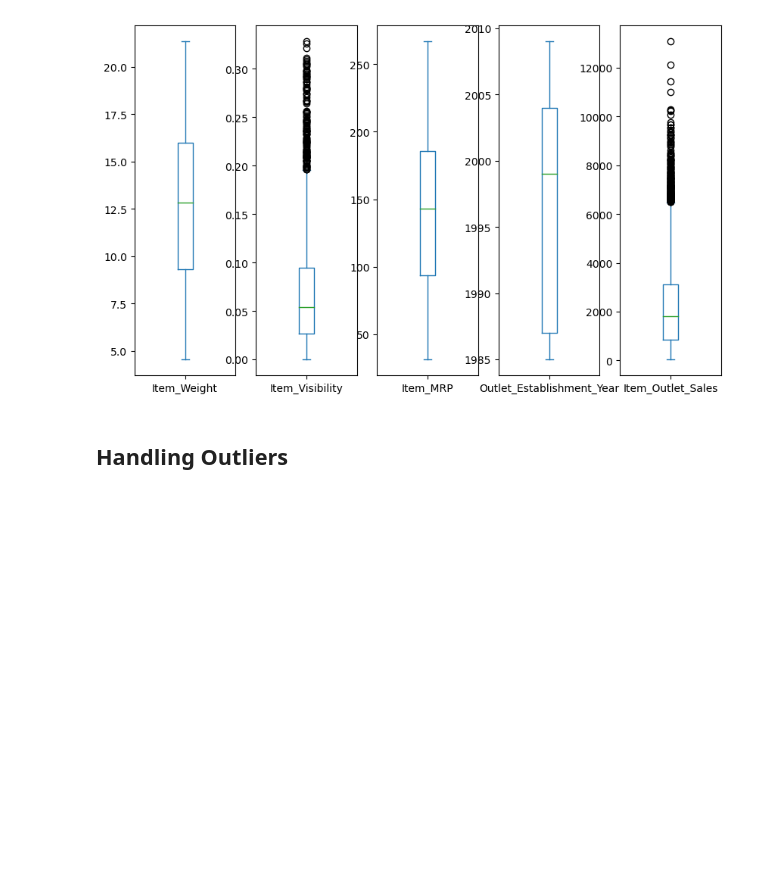
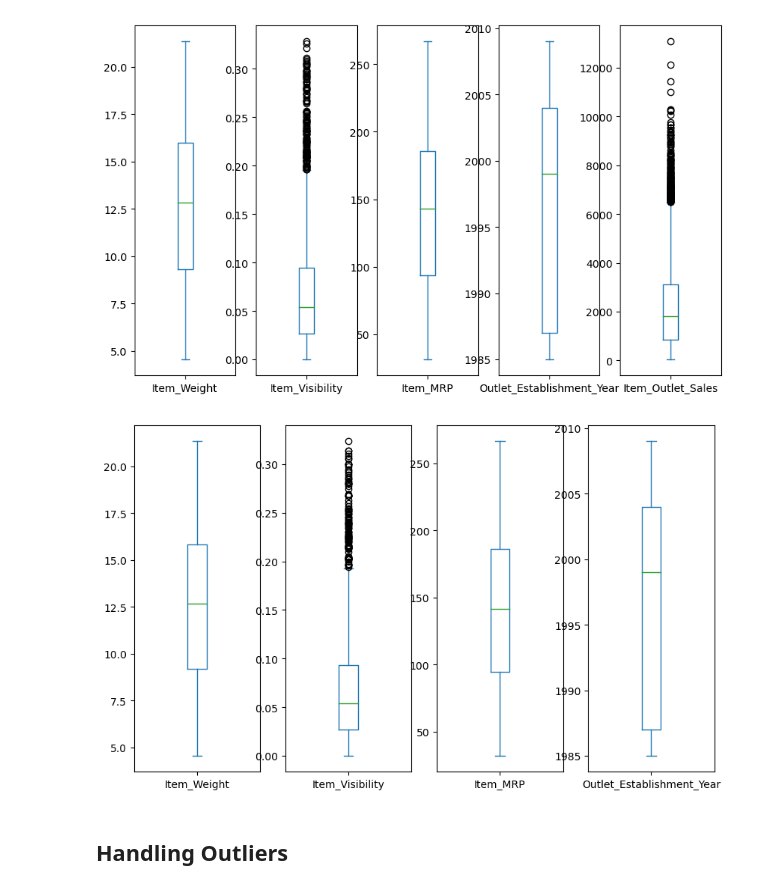
Before and after one commit to aparnaattumangalathu/Aparna_ML_AI, a Jupyter notebook: Bigmart.ipynb, the cells around one changed output. Cells and saved outputs as stored; diff of their text form; code cells hidden in the pictures; blank space fills up the shorter version.

```diff
--- a/Bigmart.ipynb
+++ b/Bigmart.ipynb
@@ -283,6 +270,12 @@ df1.plot( kind='box',subplots=True,sharey=False,figsize=(10, 6))
 plt.show()
 # %% [output]
 [figure]
+# %%
+#visulalizing outliers by box plots in test data
+df2.plot( kind='box',subplots=True,sharey=False,figsize=(10, 6))
+plt.show()
+# %% [output]
+[figure, added]
 # %% [markdown]
 ## Handling Outliers
 # %%
```
Also changed, not shown: parts of 27 cells of this notebook.
